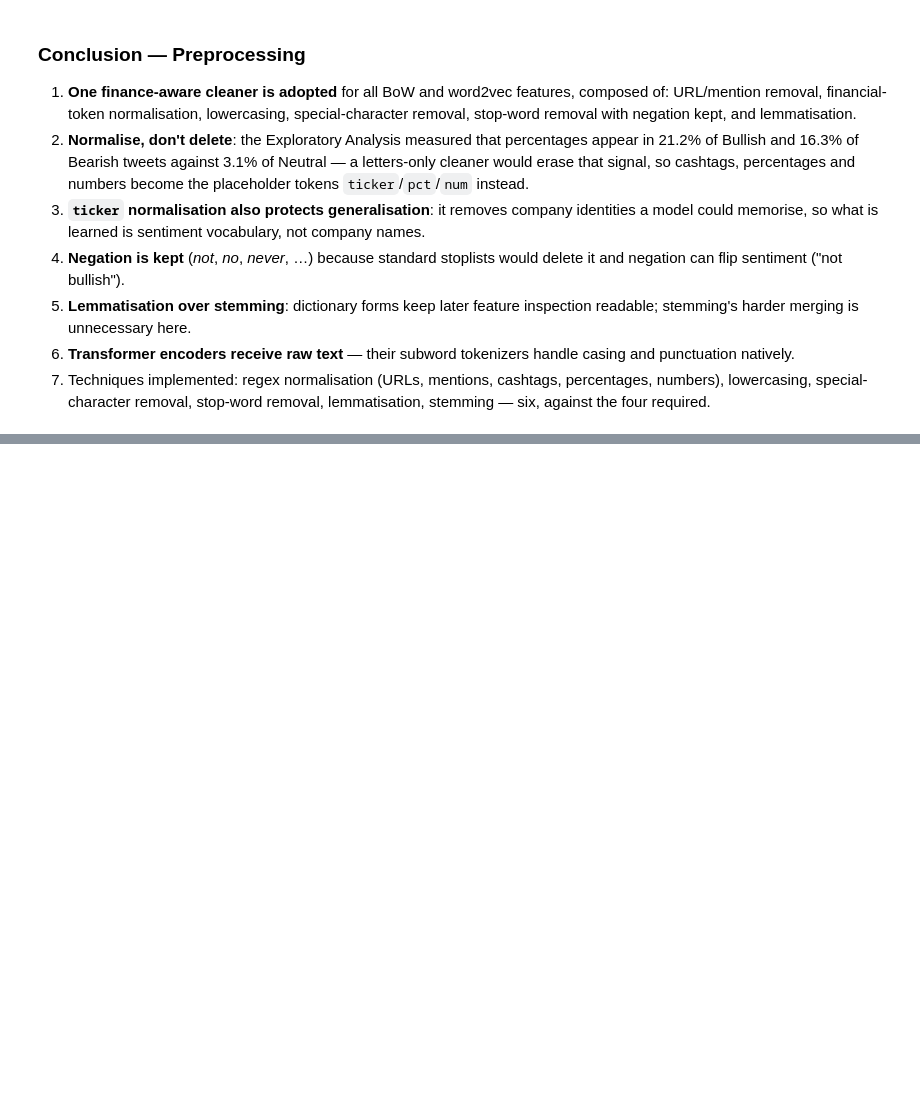
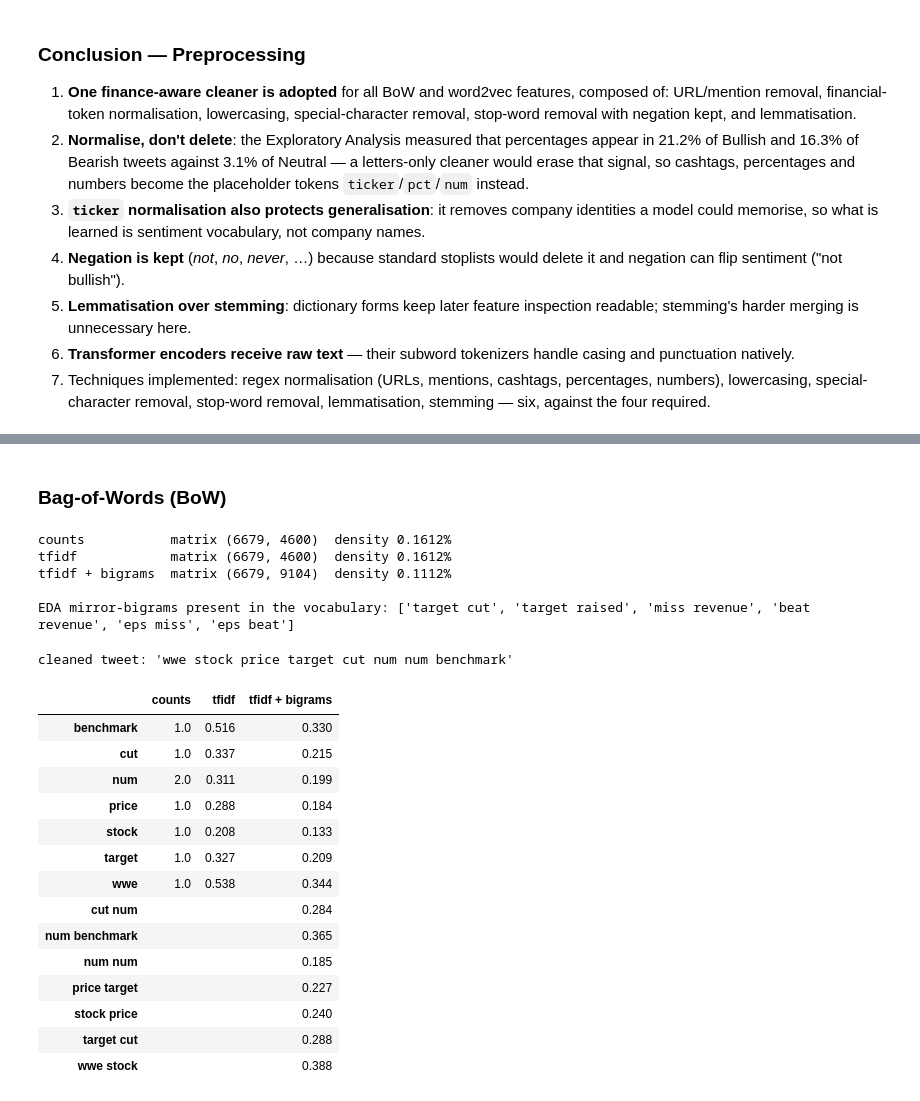
Before and after one commit to simon-sazonov/Text_Mining, a Jupyter notebook: group_12/tm_tests_12_v2.ipynb, the cells around one changed output, grey strips where cells are left out. Saved outputs shown, nothing was run; the diff lists cells and outputs as text; code cells hidden in the pictures; blank space fills up the shorter version.

```diff
--- a/group_12/tm_tests_12_v2.ipynb
+++ b/group_12/tm_tests_12_v2.ipynb
@@ -688,0 +700,55 @@ pd.DataFrame({"before": X_train_raw.loc[demo_ix],
+# %% [markdown]
+### Bag-of-Words (BoW)
+# %%
+from sklearn.feature_extraction.text import CountVectorizer, TfidfVectorizer
+
+BOW_VARIANTS = {
+    "counts":          CountVectorizer(min_df=2),
+    "tfidf":           TfidfVectorizer(min_df=2),
+    "tfidf + bigrams": TfidfVectorizer(min_df=2, ngram_range=(1, 2)),
+}
+
+for name, vec in BOW_VARIANTS.items():
+    M = vec.fit_transform(X_train_clean)   # fit on train only, for inspection
+    print(f"{name:<16} matrix {M.shape}  density {M.nnz / (M.shape[0]*M.shape[1]):.4%}")
+
+# the mirror-verb pairs from the EDA, in their lemmatised form
+vocab = set(BOW_VARIANTS["tfidf + bigrams"].get_feature_names_out())
+candidates = ["target cut", "target raised", "miss revenue", "beat revenue", "eps miss", "eps beat"]
+print("\nEDA mirror-bigrams present in the vocabulary:", [b for b in candidates if b in vocab])
+# %% [output]
+counts           matrix (6679, 4600)  density 0.1612%
+tfidf            matrix (6679, 4600)  density 0.1612%
+tfidf + bigrams  matrix (6679, 9104)  density 0.1112%
+
+EDA mirror-bigrams present in the vocabulary: ['target cut', 'target raised', 'miss revenue', 'beat revenue', 'eps miss', 'eps beat']
+# %%
+# Worked example: the same cleaned tweet under each variant
+example = next(t for t in X_train_clean if "target cut" in t)
+print("cleaned tweet:", repr(example))
+
+variant_columns = {}
+for name, vec in BOW_VARIANTS.items():
+    row = vec.transform([example])
+    feats = vec.get_feature_names_out()
+    variant_columns[name] = pd.Series({feats[j]: round(float(row[0, j]), 3) for j in row.indices})
+
+demo = pd.DataFrame(variant_columns)
+demo.loc[sorted(demo.index, key=lambda f: (len(f.split()), f))].fillna("")
+# %% [output]
+cleaned tweet: 'wwe stock price target cut num num benchmark'
+|  | counts | tfidf | tfidf + bigrams |
+| benchmark | 1.0 | 0.516 | 0.330 |
+| cut | 1.0 | 0.337 | 0.215 |
+| num | 2.0 | 0.311 | 0.199 |
+| price | 1.0 | 0.288 | 0.184 |
+| stock | 1.0 | 0.208 | 0.133 |
+| target | 1.0 | 0.327 | 0.209 |
+| wwe | 1.0 | 0.538 | 0.344 |
+| cut num |  |  | 0.284 |
+| num benchmark |  |  | 0.365 |
+| num num |  |  | 0.185 |
+| price target |  |  | 0.227 |
+| stock price |  |  | 0.240 |
+| target cut |  |  | 0.288 |
+| wwe stock |  |  | 0.388 |
```
Also changed, not shown: parts of 24 cells of this notebook, 5 other files.
